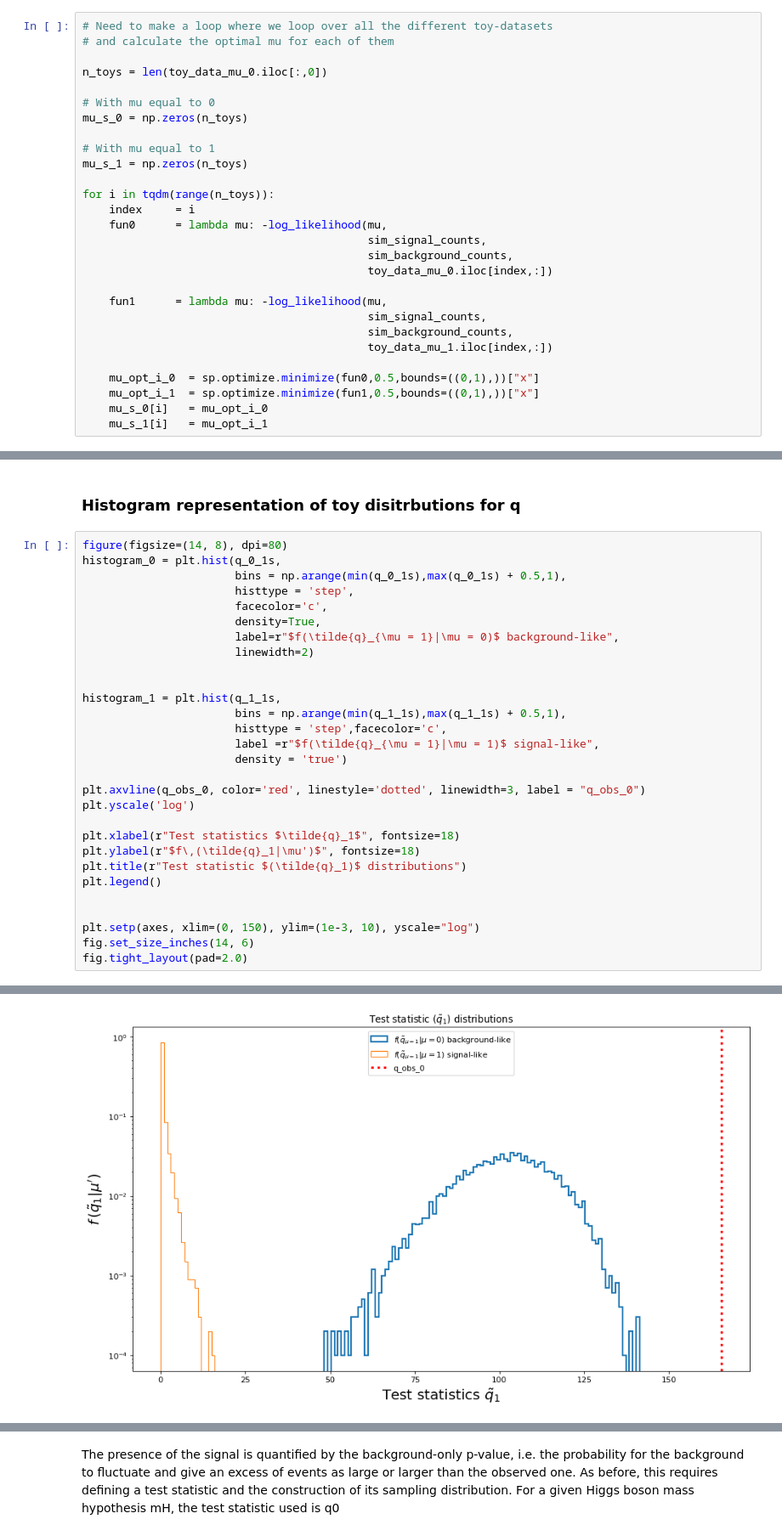
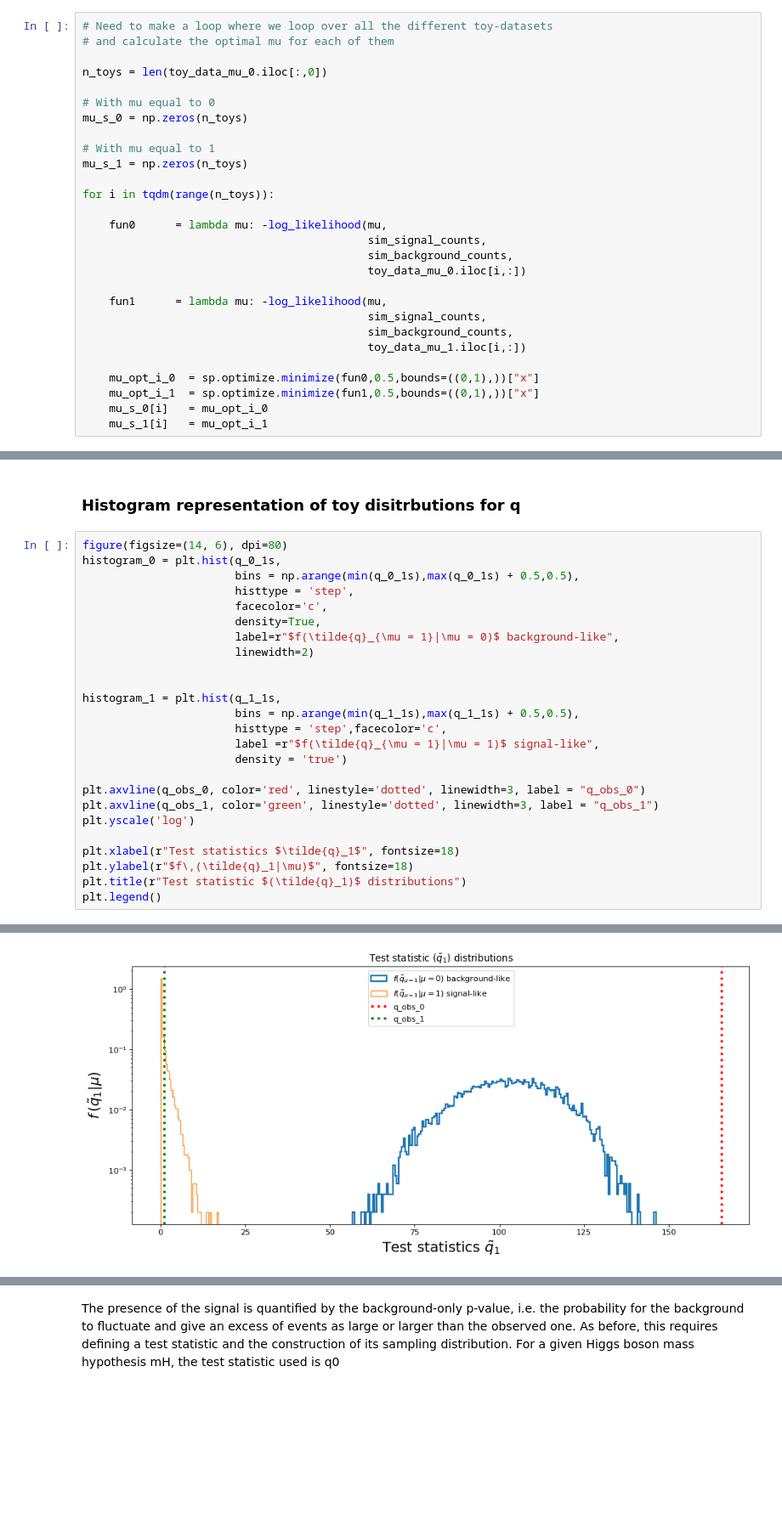
Before and after one commit to emabaci/LCP-mod.-B, a Jupyter notebook: final_project/Statistichal part.ipynb, the cells around one changed output, grey strips where cells are left out. Shown at 85% size. Drawn from its saved outputs; the diff is of its cells as text; blank space fills up the shorter version.

```diff
--- a/final_project/Statistichal part.ipynb
+++ b/final_project/Statistichal part.ipynb
@@ -214,16 +200,16 @@ mu_s_0 = np.zeros(n_toys)
 mu_s_1 = np.zeros(n_toys)
 
 for i in tqdm(range(n_toys)):
-    index     = i
+
     fun0      = lambda mu: -log_likelihood(mu,
                                            sim_signal_counts,
                                            sim_background_counts,
-                                           toy_data_mu_0.iloc[index,:])
+                                           toy_data_mu_0.iloc[i,:])
 
     fun1      = lambda mu: -log_likelihood(mu,
                                            sim_signal_counts,
                                            sim_background_counts,
-                                           toy_data_mu_1.iloc[index,:])
+                                           toy_data_mu_1.iloc[i,:])
 
     mu_opt_i_0  = sp.optimize.minimize(fun0,0.5,bounds=((0,1),))["x"]
     mu_opt_i_1  = sp.optimize.minimize(fun1,0.5,bounds=((0,1),))["x"]
@@ -254,9 +240,9 @@ for i in range(num):
 # %% [markdown]
 ### Histogram representation of toy disitrbutions for q
 # %%
-figure(figsize=(14, 8), dpi=80)
+figure(figsize=(14, 6), dpi=80)
 histogram_0 = plt.hist(q_0_1s,
-                       bins = np.arange(min(q_0_1s),max(q_0_1s) + 0.5,1),
+                       bins = np.arange(min(q_0_1s),max(q_0_1s) + 0.5,0.5),
                        histtype = 'step',
                        facecolor='c',
                        density=True,
@@ -265,21 +251,17 @@ histogram_0 = plt.hist(q_0_1s,
 
 
 histogram_1 = plt.hist(q_1_1s,
-                       bins = np.arange(min(q_1_1s),max(q_1_1s) + 0.5,1),
+                       bins = np.arange(min(q_1_1s),max(q_1_1s) + 0.5,0.5),
                        histtype = 'step',facecolor='c',
                        label =r"$f(\tilde{q}_{\mu = 1}|\mu = 1)$ signal-like",
                        density = 'true')
 
 plt.axvline(q_obs_0, color='red', linestyle='dotted', linewidth=3, label = "q_obs_0")
+plt.axvline(q_obs_1, color='green', linestyle='dotted', linewidth=3, label = "q_obs_1")
 plt.yscale('log')
 
 plt.xlabel(r"Test statistics $\tilde{q}_1$", fontsize=18)
-plt.ylabel(r"$f\,(\tilde{q}_1|\mu')$", fontsize=18)
+plt.ylabel(r"$f\,(\tilde{q}_1|\mu)$", fontsize=18)
 plt.title(r"Test statistic $(\tilde{q}_1)$ distributions")
 plt.legend()
-
-
-plt.setp(axes, xlim=(0, 150), ylim=(1e-3, 10), yscale="log")
-fig.set_size_inches(14, 6)
-fig.tight_layout(pad=2.0)
 # %% [output]
@@ -286,3 +269,3 @@ fig.tight_layout(pad=2.0)
-[figure, old version]
+[figure, new version]
 # %% [markdown]
 ### p-values
```
Also changed, not shown: parts of 14 cells of this notebook.
